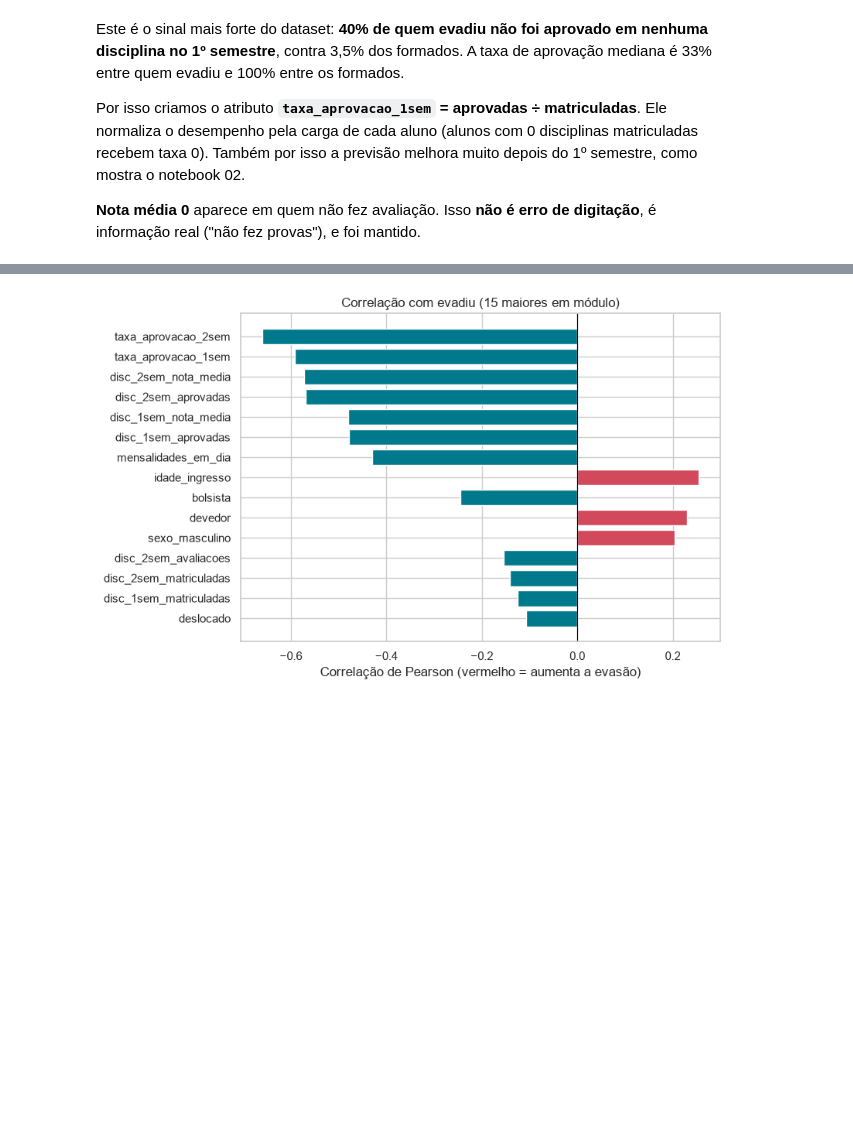
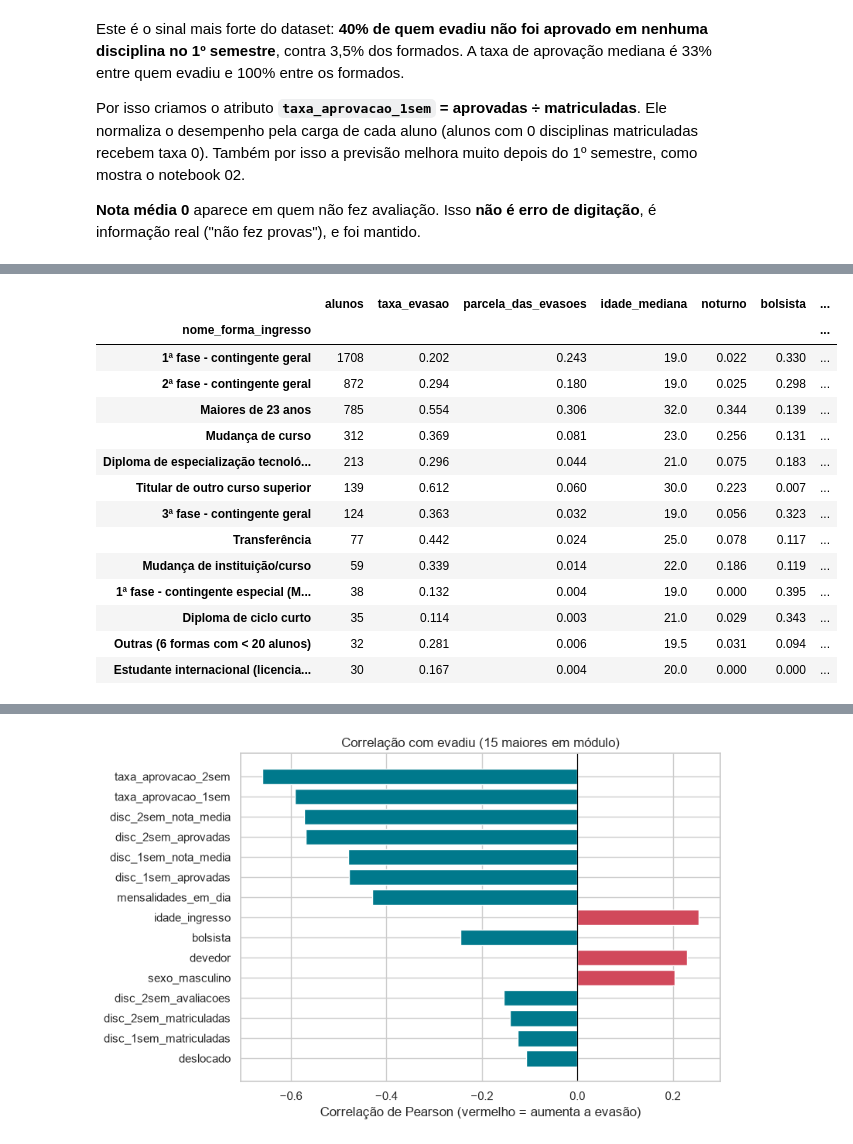
Before and after one commit to guifreiberger/radar-evasao, a Jupyter notebook: notebooks/01_exploracao.ipynb, the cells around one changed output, grey strips where cells are left out. Saved outputs shown, nothing was run; the diff lists cells and outputs as text; code cells hidden in the pictures; blank space fills up the shorter version.

```diff
--- a/notebooks/01_exploracao.ipynb
+++ b/notebooks/01_exploracao.ipynb
@@ -205,0 +250,29 @@ Por isso criamos o atributo **`taxa_aprovacao_1sem` = aprovadas ÷ matriculadas*
+# %%
+# Perfil de cada forma de ingresso: ajuda a entender por que algumas evadem mais
+perfil = (df.groupby("nome_forma_ingresso")
+            .agg(alunos=("evadiu", "size"),
+                 taxa_evasao=("evadiu", "mean"),
+                 idade_mediana=("idade_ingresso", "median"),
+                 noturno=("turno_diurno", lambda s: 1 - s.mean()),
+                 bolsista=("bolsista", "mean"),
+                 mensalidades_em_dia=("mensalidades_em_dia", "mean"),
+                 aprovacao_1sem_mediana=("taxa_aprovacao_1sem", "median"))
+            .sort_values("alunos", ascending=False))
+perfil.insert(2, "parcela_das_evasoes", df.groupby("nome_forma_ingresso")["evadiu"].sum() / df["evadiu"].sum())
+perfil
+# %% [output]
+|  | alunos | taxa_evasao | parcela_das_evasoes | idade_mediana | noturno | bolsista | ... |
+| nome_forma_ingresso |  |  |  |  |  |  | ... |
+| 1ª fase - contingente geral | 1708 | 0.202 | 0.243 | 19.0 | 0.022 | 0.330 | ... |
+| 2ª fase - contingente geral | 872 | 0.294 | 0.180 | 19.0 | 0.025 | 0.298 | ... |
+| Maiores de 23 anos | 785 | 0.554 | 0.306 | 32.0 | 0.344 | 0.139 | ... |
+| Mudança de curso | 312 | 0.369 | 0.081 | 23.0 | 0.256 | 0.131 | ... |
+| Diploma de especialização tecnoló... | 213 | 0.296 | 0.044 | 21.0 | 0.075 | 0.183 | ... |
+| Titular de outro curso superior | 139 | 0.612 | 0.060 | 30.0 | 0.223 | 0.007 | ... |
+| 3ª fase - contingente geral | 124 | 0.363 | 0.032 | 19.0 | 0.056 | 0.323 | ... |
+| Transferência | 77 | 0.442 | 0.024 | 25.0 | 0.078 | 0.117 | ... |
+| Mudança de instituição/curso | 59 | 0.339 | 0.014 | 22.0 | 0.186 | 0.119 | ... |
+| 1ª fase - contingente especial (M... | 38 | 0.132 | 0.004 | 19.0 | 0.000 | 0.395 | ... |
+| Diploma de ciclo curto | 35 | 0.114 | 0.003 | 21.0 | 0.029 | 0.343 | ... |
+| Outras (6 formas com < 20 alunos) | 32 | 0.281 | 0.006 | 19.5 | 0.031 | 0.094 | ... |
+| Estudante internacional (licencia... | 30 | 0.167 | 0.004 | 20.0 | 0.000 | 0.000 | ... |
```
Also changed, not shown: parts of 10 cells of this notebook, 3 other files.
